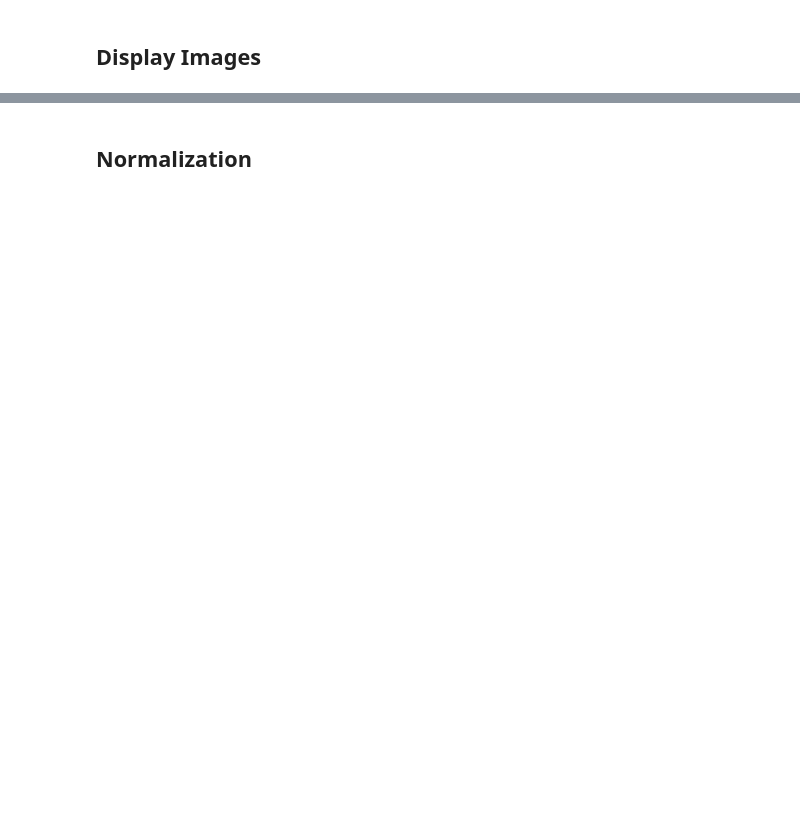
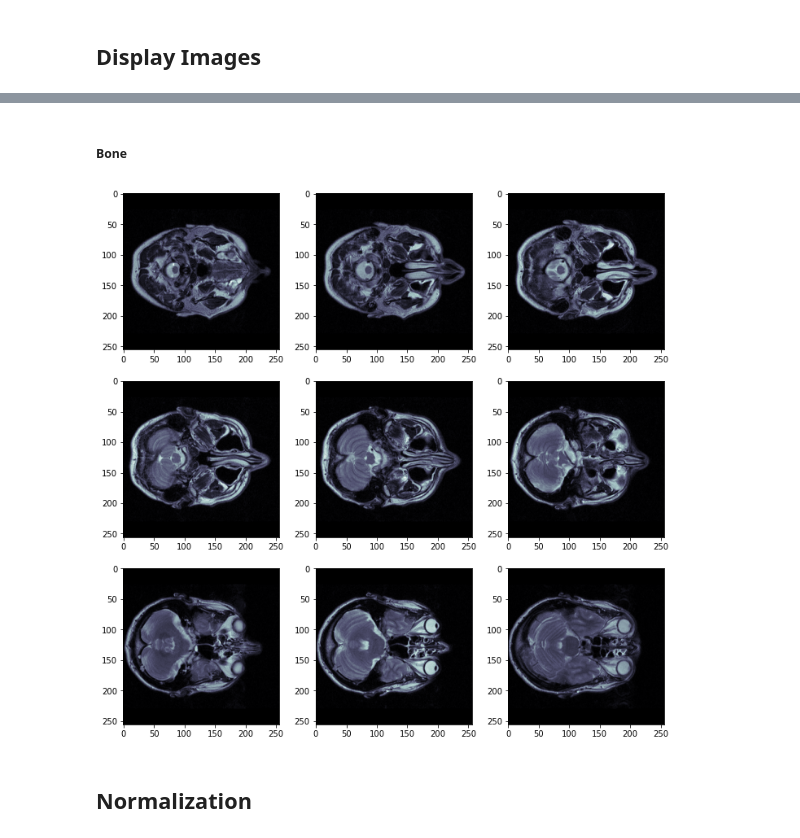
Before and after one commit to Zahed-Golabi/Medical-Imaging, a Jupyter notebook: 01- Introduction/NIfTI.ipynb, the cells around one changed output, grey strips where cells are left out. Drawn from its saved outputs; the diff is of its cells as text; code cells hidden in the pictures; blank space fills up the shorter version.

```diff
--- a/01- Introduction/NIfTI.ipynb
+++ b/01- Introduction/NIfTI.ipynb
@@ -55,2 +57,15 @@ for row in range(3):
+# %% [markdown]
+##### Bone
+# %%
+fig, axis = plt.subplots(3, 3, figsize=(12,12))
+
+slice_counter = 0
+for row in range(3):
+    for column in range(3):
+        axis[row][column].imshow(image_array[:,:,slice_counter], cmap="bone")
+
+        slice_counter += 1
+# %% [output]
+[figure, added]
 # %% [markdown]
 ## Normalization
```
Also changed, not shown: parts of 8 cells of this notebook.
